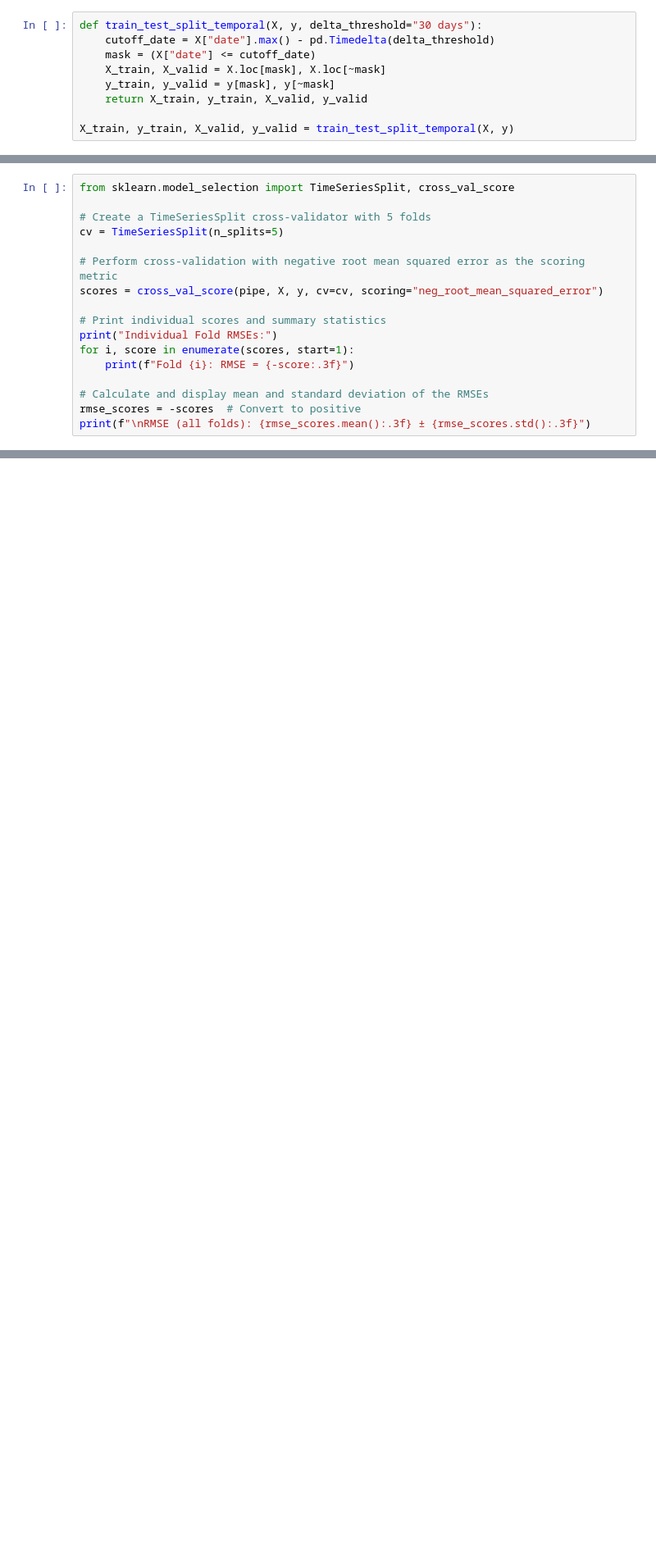
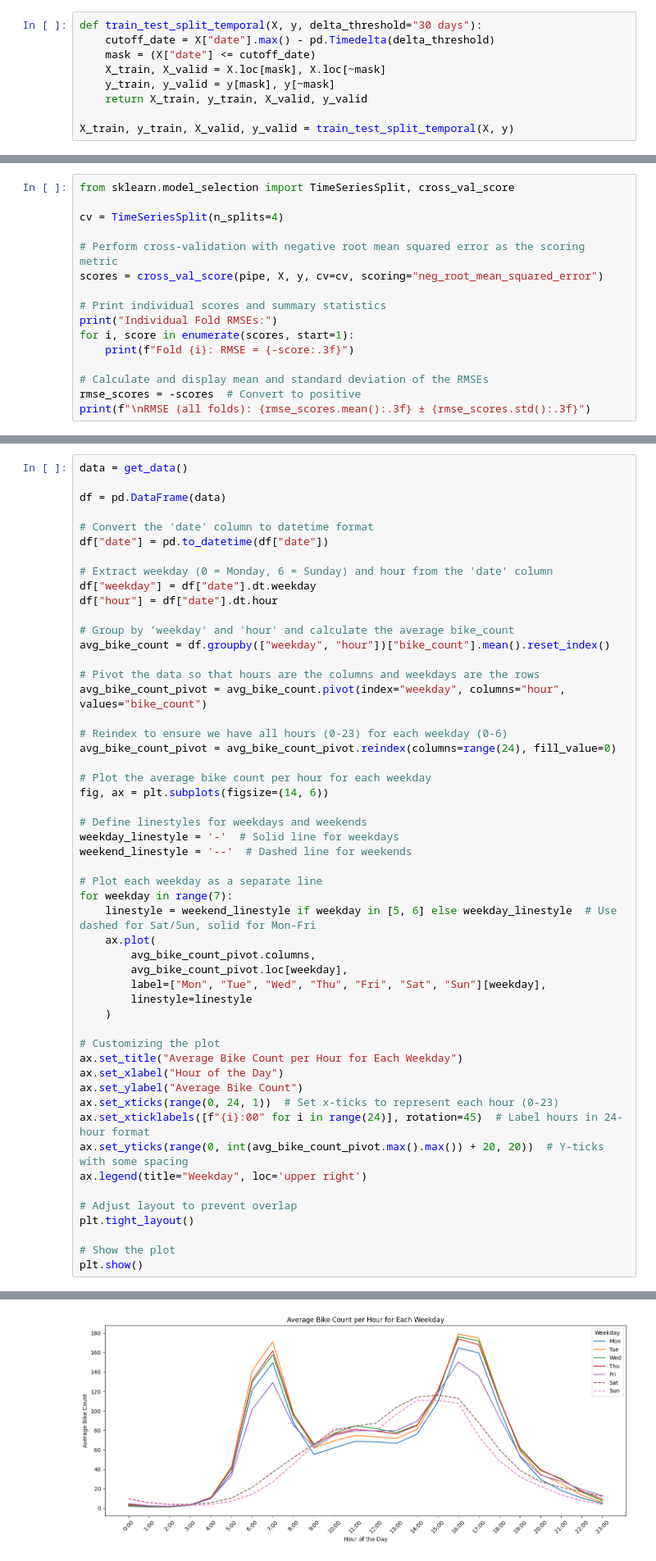
Before and after one commit to wbelaidi1/bike_counters, a Jupyter notebook: report_notebook.ipynb, the cells around one changed output, grey strips where cells are left out. Shown at 82% size. Saved outputs shown, nothing was run; the diff lists cells and outputs as text; blank space fills up the shorter version.

```diff
--- a/report_notebook.ipynb
+++ b/report_notebook.ipynb
@@ -152,8 +250,7 @@ pipe = make_pipeline(date_encoder, preprocessor, regressor)
 # %%
 from sklearn.model_selection import TimeSeriesSplit, cross_val_score
 
-# Create a TimeSeriesSplit cross-validator with 5 folds
-cv = TimeSeriesSplit(n_splits=5)
+cv = TimeSeriesSplit(n_splits=4)
 
 # Perform cross-validation with negative root mean squared error as the scoring metric
 scores = cross_val_score(pipe, X, y, cv=cv, scoring="neg_root_mean_squared_error")
@@ -192,0 +329,53 @@ RMSE (all folds): 7.59e+11 ± 8.48e+11
+# %%
+data = get_data()
+
+df = pd.DataFrame(data)
+
+# Convert the 'date' column to datetime format
+df["date"] = pd.to_datetime(df["date"])
+
+# Extract weekday (0 = Monday, 6 = Sunday) and hour from the 'date' column
+df["weekday"] = df["date"].dt.weekday
+df["hour"] = df["date"].dt.hour
+
+# Group by 'weekday' and 'hour' and calculate the average bike_count
+avg_bike_count = df.groupby(["weekday", "hour"])["bike_count"].mean().reset_index()
+
+# Pivot the data so that hours are the columns and weekdays are the rows
+avg_bike_count_pivot = avg_bike_count.pivot(index="weekday", columns="hour", values="bike_count")
+
+# Reindex to ensure we have all hours (0-23) for each weekday (0-6)
+avg_bike_count_pivot = avg_bike_count_pivot.reindex(columns=range(24), fill_value=0)
+
+# Plot the average bike count per hour for each weekday
+fig, ax = plt.subplots(figsize=(14, 6))
+
+# Define linestyles for weekdays and weekends
+weekday_linestyle = '-'  # Solid line for weekdays
+weekend_linestyle = '--'  # Dashed line for weekends
+
+# Plot each weekday as a separate line
+for weekday in range(7):
+    linestyle = weekend_linestyle if weekday in [5, 6] else weekday_linestyle  # Use dashed for Sat/Sun, solid for Mon-Fri
+    ax.plot(
+        avg_bike_count_pivot.columns,
+        avg_bike_count_pivot.loc[weekday],
+        label=["Mon", "Tue", "Wed", "Thu", "Fri", "Sat", "Sun"][weekday],
+        linestyle=linestyle
+    )
+
+# Customizing the plot
+ax.set_title("Average Bike Count per Hour for Each Weekday")
+ax.set_xlabel("Hour of the Day")
+ax.set_ylabel("Average Bike Count")
+ax.set_xticks(range(0, 24, 1))  # Set x-ticks to represent each hour (0-23)
+ax.set_xticklabels([f"{i}:00" for i in range(24)], rotation=45)  # Label hours in 24-hour format
+ax.set_yticks(range(0, int(avg_bike_count_pivot.max().max()) + 20, 20))  # Y-ticks with some spacing
+ax.legend(title="Weekday", loc='upper right')
+
+# Adjust layout to prevent overlap
+plt.tight_layout()
+
+# Show the plot
+plt.show()
+# %% [output]
@@ -192,0 +383 @@ RMSE (all folds): 7.59e+11 ± 8.48e+11
+[figure, added]
```
Also changed, not shown: parts of 24 cells of this notebook.
